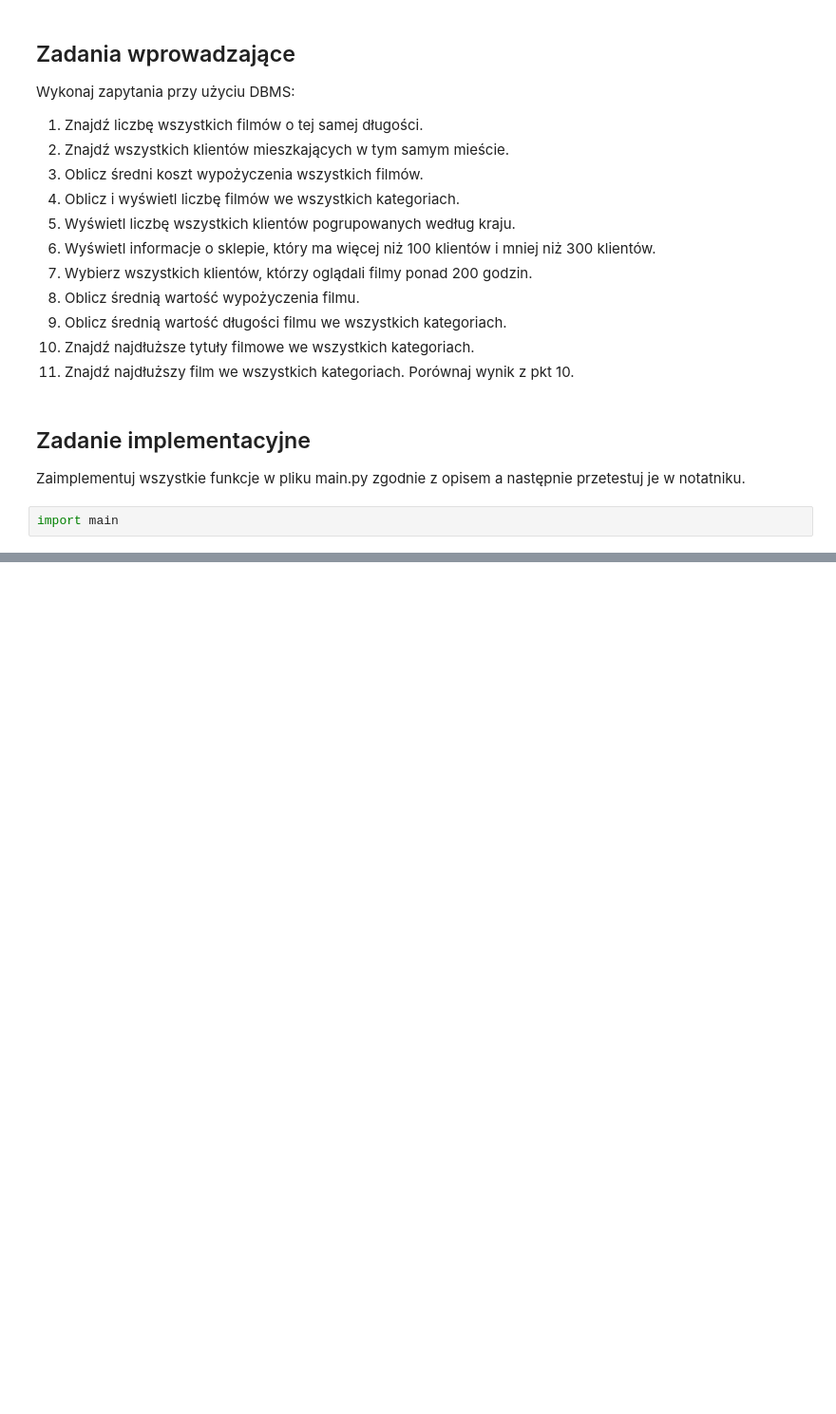
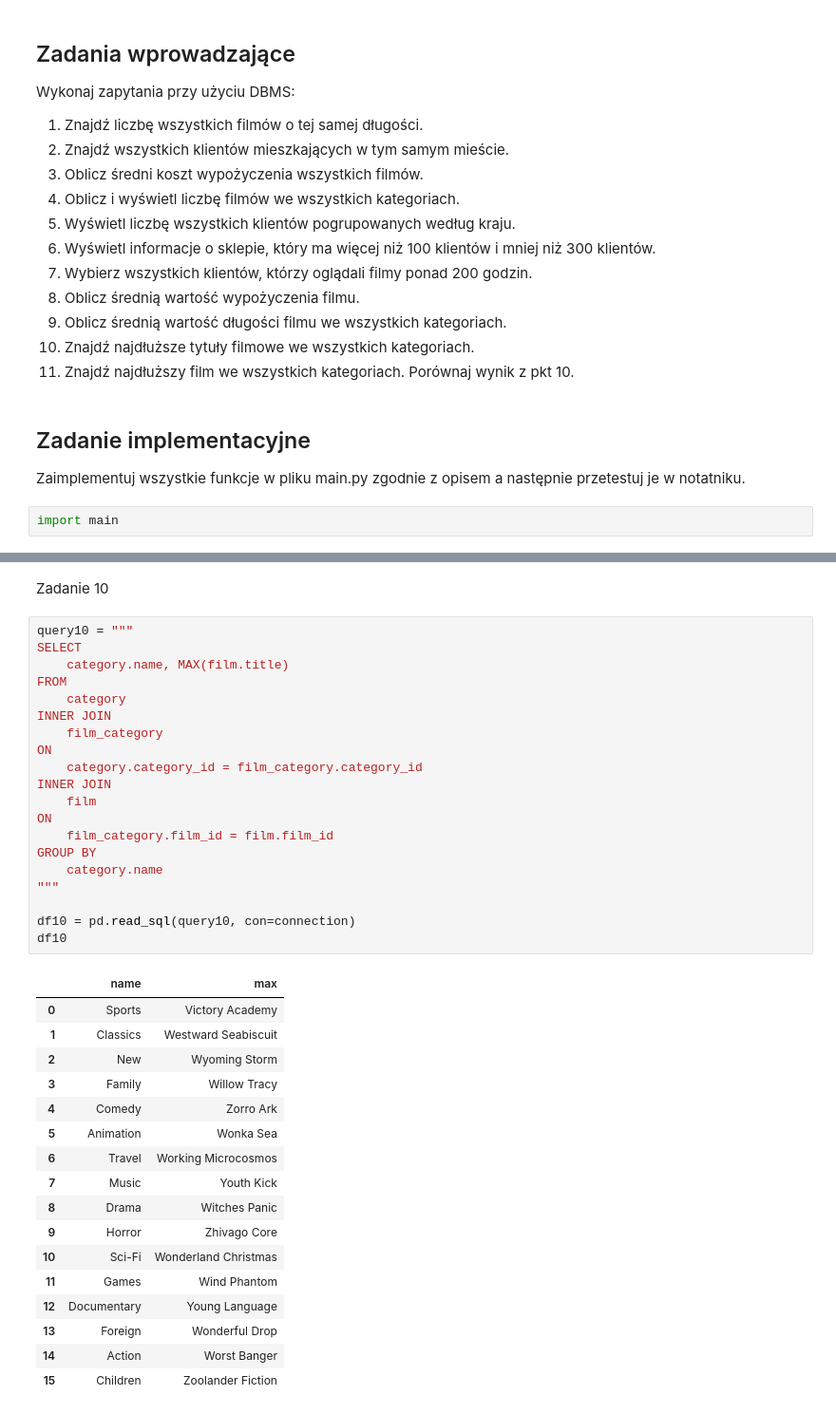
Before and after one commit to MicnedSQ/AiBD, a Jupyter notebook: Lab3/raport.ipynb, the cells around one changed output, grey strips where cells are left out. Shown: that part at 95% size. Drawn from its saved outputs; the diff is of its cells as text; blank space fills up the shorter version.

```diff
--- a/Lab3/raport.ipynb
+++ b/Lab3/raport.ipynb
@@ -307,0 +599,40 @@ main.category_statistic_length("Action")
+# %% [markdown]
+Zadanie 10
+# %%
+query10 = """
+SELECT
+    category.name, MAX(film.title)
+FROM
+    category
+INNER JOIN
+    film_category
+ON
+    category.category_id = film_category.category_id
+INNER JOIN
+    film
+ON
+    film_category.film_id = film.film_id
+GROUP BY
+    category.name
+"""
+
+df10 = pd.read_sql(query10, con=connection)
+df10
+# %% [output]
+|  | name | max |
+| 0 | Sports | Victory Academy |
+| 1 | Classics | Westward Seabiscuit |
+| 2 | New | Wyoming Storm |
+| 3 | Family | Willow Tracy |
+| 4 | Comedy | Zorro Ark |
+| 5 | Animation | Wonka Sea |
+| 6 | Travel | Working Microcosmos |
+| 7 | Music | Youth Kick |
+| 8 | Drama | Witches Panic |
+| 9 | Horror | Zhivago Core |
+| 10 | Sci-Fi | Wonderland Christmas |
+| 11 | Games | Wind Phantom |
+| 12 | Documentary | Young Language |
+| 13 | Foreign | Wonderful Drop |
+| 14 | Action | Worst Banger |
+| 15 | Children | Zoolander Fiction |
```
Also changed, not shown: parts of 22 cells of this notebook.
